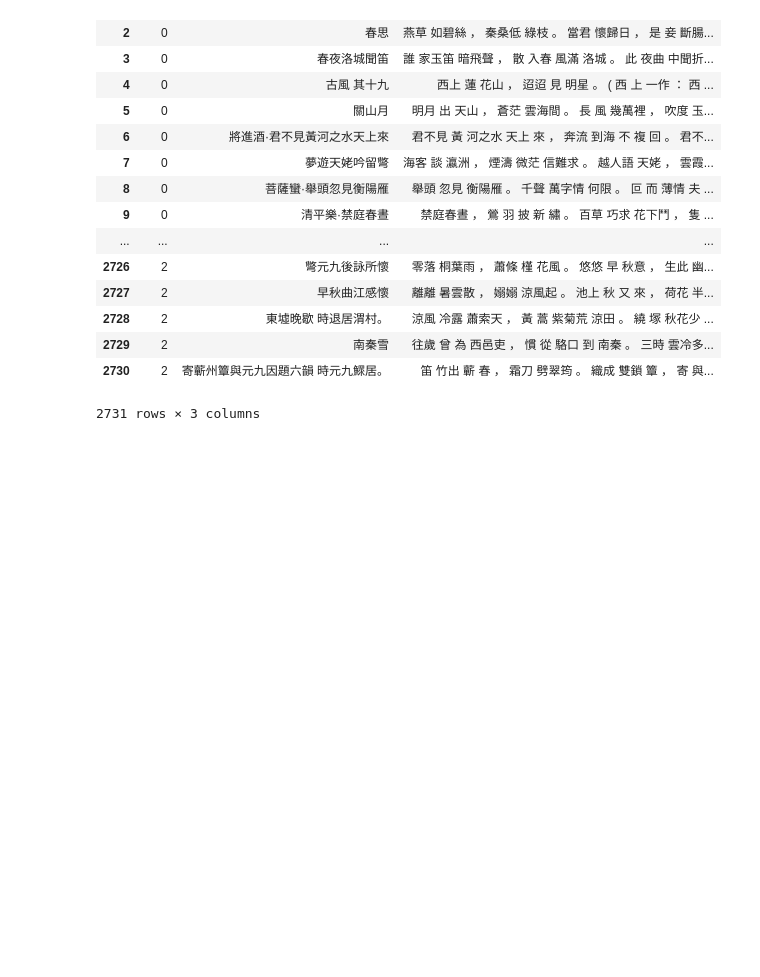
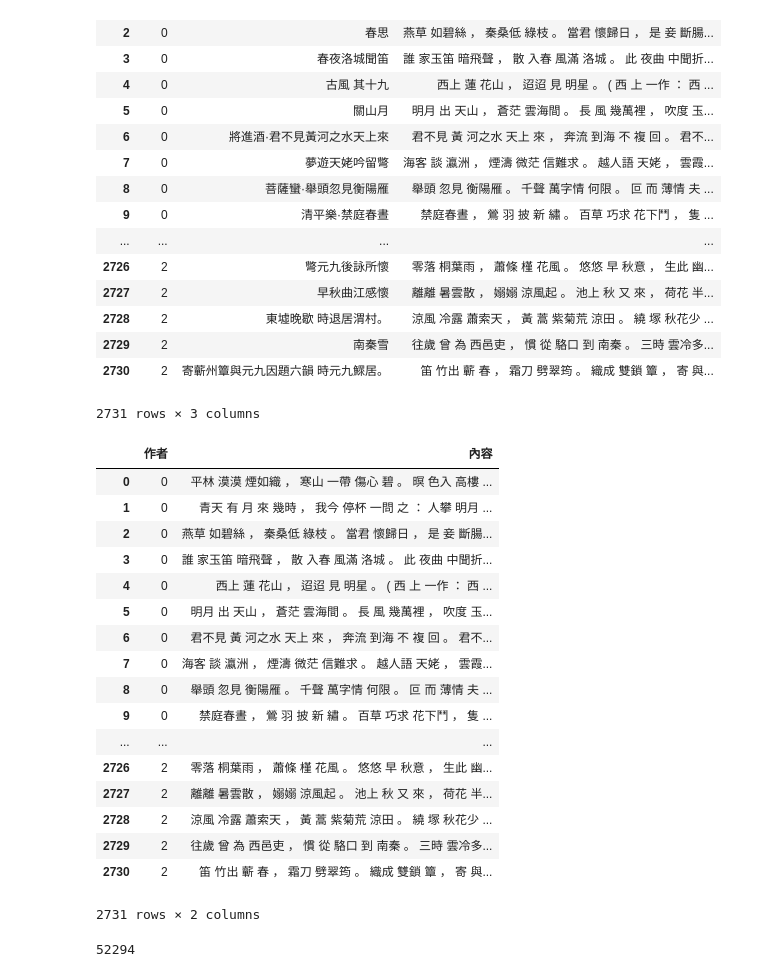
Before and after one commit to Elwing-Chou/taipeitechml, a Jupyter notebook: NaiveBayes.ipynb, the cells around one changed output. Cells and saved outputs as stored; diff of their text form; code cells hidden in the pictures; blank space fills up the shorter version.

```diff
--- a/NaiveBayes.ipynb
+++ b/NaiveBayes.ipynb
@@ -110,0 +109,23 @@ train_df.drop(["師名"])
+# %%
+train_df = train_df.drop(["詩名"], axis=1)
+test_df = test_df.drop(["詩名"], axis=1)
+train_df
+# %% [output]
+|  | 作者 | 內容 |
+| 0 | 0 | 平林 漠漠 煙如織 ， 寒山 一帶 傷心 碧 。 暝 色入 高樓 ... |
+| 1 | 0 | 青天 有 月 來 幾時 ， 我今 停杯 一問 之 ： 人攀 明月 ... |
+| 2 | 0 | 燕草 如碧絲 ， 秦桑低 綠枝 。 當君 懷歸日 ， 是 妾 斷腸... |
+| 3 | 0 | 誰 家玉笛 暗飛聲 ， 散 入春 風滿 洛城 。 此 夜曲 中聞折... |
+| 4 | 0 | 西上 蓮 花山 ， 迢迢 見 明星 。 ( 西 上 一作 ： 西 ... |
+| 5 | 0 | 明月 出 天山 ， 蒼茫 雲海間 。 長 風 幾萬裡 ， 吹度 玉... |
+| 6 | 0 | 君不見 黃 河之水 天上 來 ， 奔流 到海 不 複 回 。 君不... |
+| 7 | 0 | 海客 談 瀛洲 ， 煙濤 微茫 信難求 。 越人語 天姥 ， 雲霞... |
+| 8 | 0 | 舉頭 忽見 衡陽雁 。 千聲 萬字情 何限 。 叵 而 薄情 夫 ... |
+| 9 | 0 | 禁庭春晝 ， 鶯 羽 披 新 繡 。 百草 巧求 花下鬥 ， 隻 ... |
+| ... | ... | ... |
+| 2726 | 2 | 零落 桐葉雨 ， 蕭條 槿 花風 。 悠悠 早 秋意 ， 生此 幽... |
+| 2727 | 2 | 離離 暑雲散 ， 嫋嫋 涼風起 。 池上 秋 又 來 ， 荷花 半... |
+| 2728 | 2 | 涼風 冷露 蕭索天 ， 黃 蒿 紫菊荒 涼田 。 繞 塚 秋花少 ... |
+| 2729 | 2 | 往歲 曾 為 西邑吏 ， 慣 從 駱口 到 南秦 。 三時 雲冷多... |
+| 2730 | 2 | 笛 竹出 蘄 春 ， 霜刀 劈翠筠 。 織成 雙鎖 簟 ， 寄 與... |
+2731 rows × 2 columns
@@ -110,0 +136,5 @@ train_df.drop(["師名"])
+# %%
+# 欄位的總數
+len(vec.vocabulary_)
+# %% [output]
+52294
```
Also changed, not shown: parts of 3 cells of this notebook.
